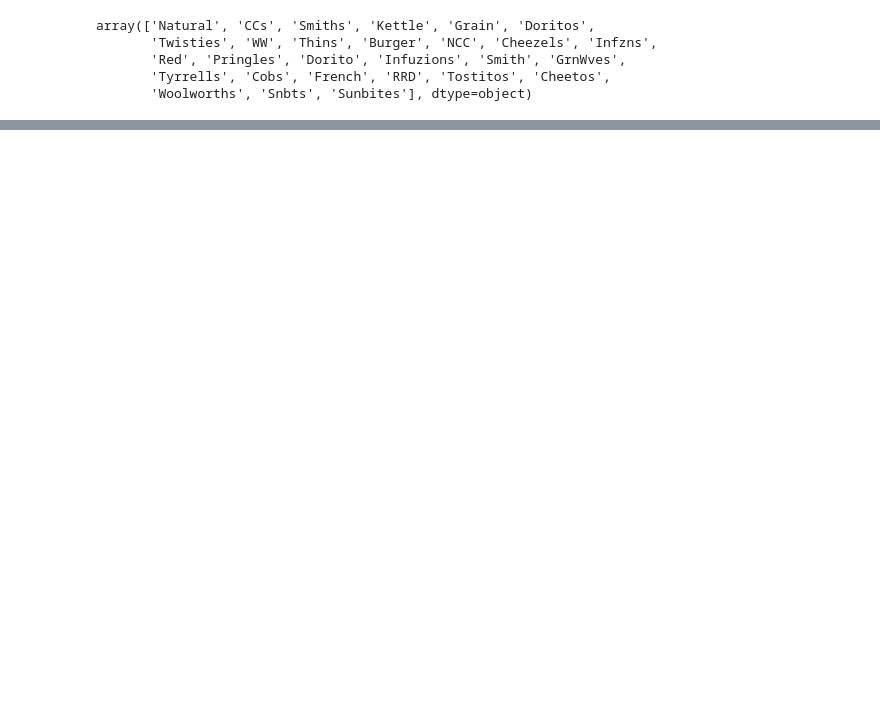
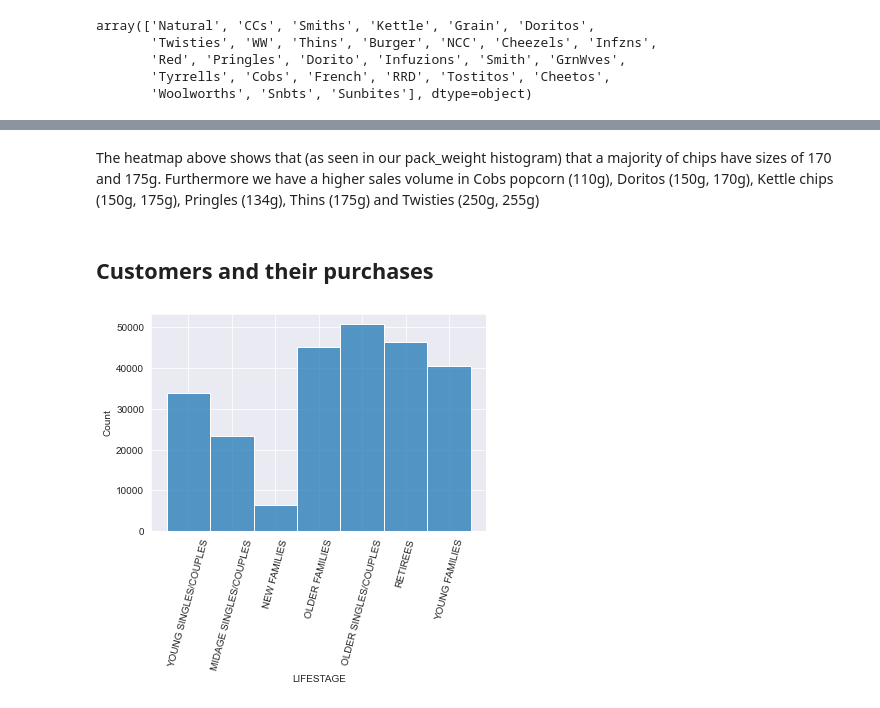
Before and after one commit to JoshyB14/Quantium_Data_Analytics_Virtual_Internship, a Jupyter notebook: Quantium_task1.ipynb, the cells around one changed output, grey strips where cells are left out. Drawn from its saved outputs; the diff is of its cells as text; code cells hidden in the pictures; blank space fills up the shorter version.

Commit message:
added insight into customers
added insight into customers by lifestage and how premium or not they are.

```diff
--- a/Quantium_task1.ipynb
+++ b/Quantium_task1.ipynb
@@ -302,0 +308,11 @@ plt.show()
+# %% [markdown]
+The heatmap above shows that (as seen in our pack_weight histogram) that a majority of chips have sizes of 170 and 175g. Furthermore we have a higher sales volume in Cobs popcorn (110g), Doritos (150g, 170g), Kettle chips (150g, 175g), Pringles (134g), Thins (175g) and Twisties (250g, 255g)
+# %% [markdown]
+## Customers and their purchases
+# %%
+# histogram of customers at their various 'lifestage'
+sns.histplot(x='LIFESTAGE', data=chips_data)
+plt.xticks(rotation=75)
+plt.show()
+# %% [output]
+[figure, added]
```
Also changed, not shown: parts of 11 cells of this notebook, 1 other file.
